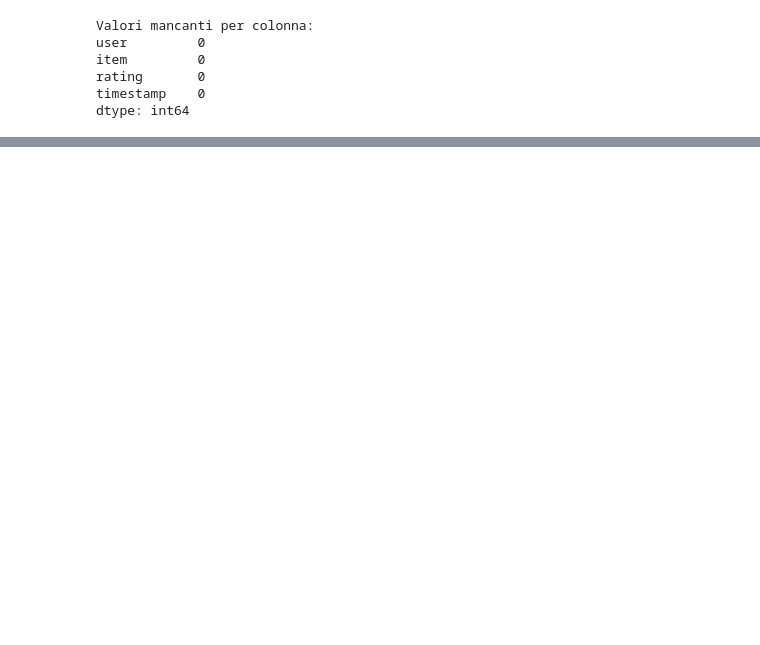
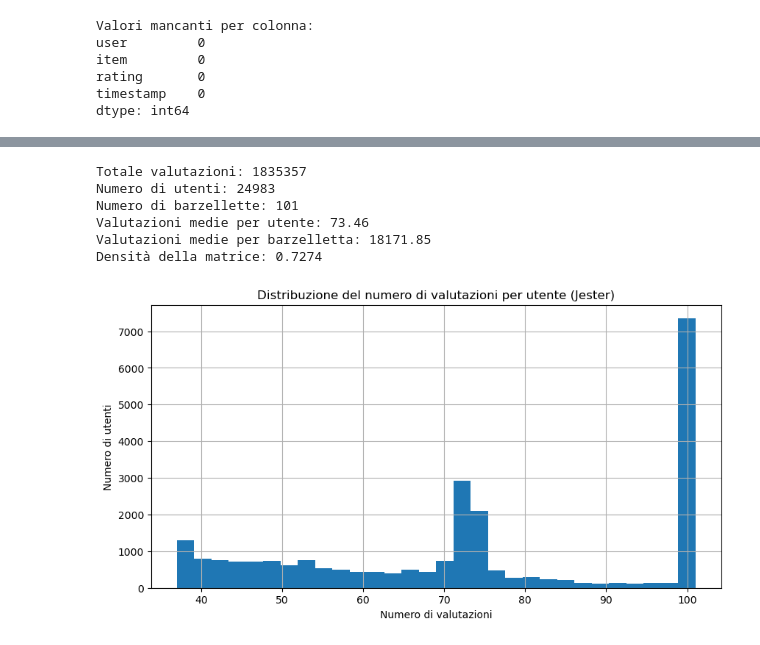
Before and after one commit to N1c0zz/latent-recommender-svd-VS-xgboost-recommender, a Jupyter notebook: PROGETTO_ESAME.ipynb, the cells around one changed output, grey strips where cells are left out. Drawn from its saved outputs; the diff is of its cells as text; code cells hidden in the pictures; blank space fills up the shorter version.

```diff
--- a/PROGETTO_ESAME.ipynb
+++ b/PROGETTO_ESAME.ipynb
@@ -124,7 +125,11 @@ df_jester_long.head()
 # %%
 #Creo il dataset
 
-reader = Reader(rating_scale=(-10, 10))  # Jester ha valutazioni da -10 a 10
+# Filtra solo i rating validi da -10 a 10
+df_jester_long = df_jester_long[(df_jester_long['rating'] >= -10) & (df_jester_long['rating'] <= 10)]
+
+
+reader = Reader(rating_scale=(-10, 10))
 
 data_jester = Dataset.load_from_df(df_jester_long[['user', 'item', 'rating']], reader)
 
@@ -247,0 +266,40 @@ dtype: int64
+# %%
+# Numero totale di valutazioni
+num_ratings_jester = df_jester_long.shape[0]
+
+# Numero unico di utenti e item (barzellette)
+num_users_jester = df_jester_long['user'].nunique()
+num_items_jester = df_jester_long['item'].nunique()
+
+# Valutazioni medie per utente e per item
+ratings_per_user_jester = df_jester_long.groupby('user')['rating'].count().mean()
+ratings_per_item_jester = df_jester_long.groupby('item')['rating'].count().mean()
+
+# Densità della matrice utente-item
+max_possible_ratings_jester = num_users_jester * num_items_jester
+density_jester = num_ratings_jester / max_possible_ratings_jester
+
+print(f"Totale valutazioni: {num_ratings_jester}")
+print(f"Numero di utenti: {num_users_jester}")
+print(f"Numero di barzellette: {num_items_jester}")
+print(f"Valutazioni medie per utente: {ratings_per_user_jester:.2f}")
+print(f"Valutazioni medie per barzelletta: {ratings_per_item_jester:.2f}")
+print(f"Densità della matrice: {density_jester:.4f}")
+# %% [output]
+Totale valutazioni: 1835357
+Numero di utenti: 24983
+Numero di barzellette: 101
+Valutazioni medie per utente: 73.46
+Valutazioni medie per barzelletta: 18171.85
+Densità della matrice: 0.7274
+# %%
+# Distribuzione valutazioni per utente
+plt.figure(figsize=(10, 5))
+df_jester_long.groupby('user')['rating'].count().hist(bins=30)
+plt.title("Distribuzione del numero di valutazioni per utente (Jester)")
+plt.xlabel("Numero di valutazioni")
+plt.ylabel("Numero di utenti")
+plt.grid(True)
+plt.show()
+# %% [output]
+[figure, added]
```
Also changed, not shown: parts of 28 cells of this notebook.
